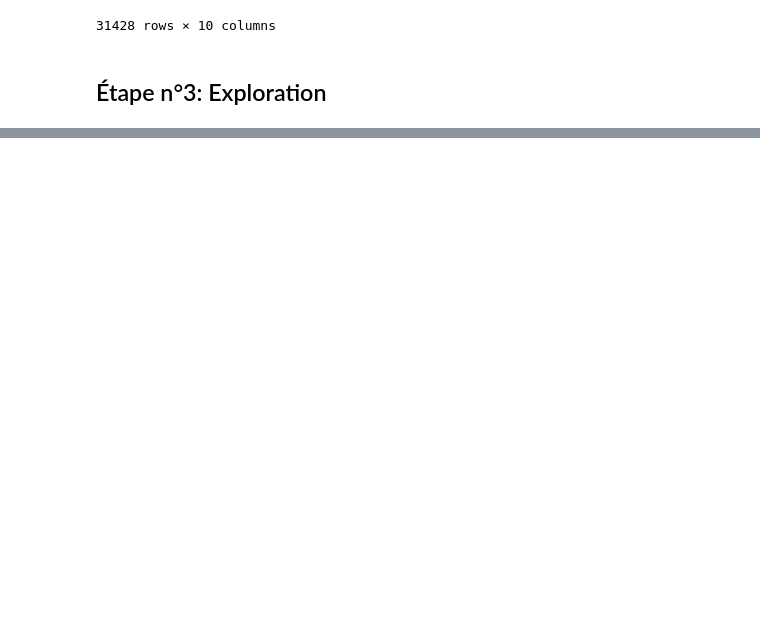
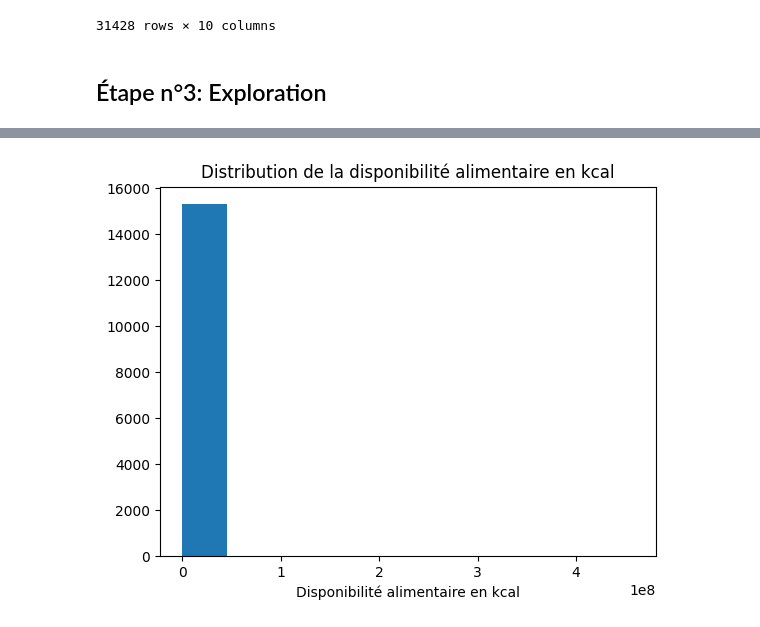
Before and after one commit to DonzerHD/Pandas_Dev_IA, a Jupyter notebook: Pandas_Activité.ipynb, the cells around one changed output, grey strips where cells are left out. Cells and saved outputs as stored; diff of their text form; code cells hidden in the pictures; blank space fills up the shorter version.

```diff
--- a/Pandas_Activité.ipynb
+++ b/Pandas_Activité.ipynb
@@ -324,0 +374,8 @@ df_pivot
+# %%
+# Histogramme de la colonne disponibilité_alimentaire_(kcal)
+plt.hist(df_exploration['disponibilité_alimentaire_(kcal)'], bins=10)
+plt.title('Distribution de la disponibilité alimentaire en kcal')
+plt.xlabel('Disponibilité alimentaire en kcal')
+plt.show()
+# %% [output]
+[figure, added]
```
Also changed, not shown: parts of 22 cells of this notebook, 2 other files.
